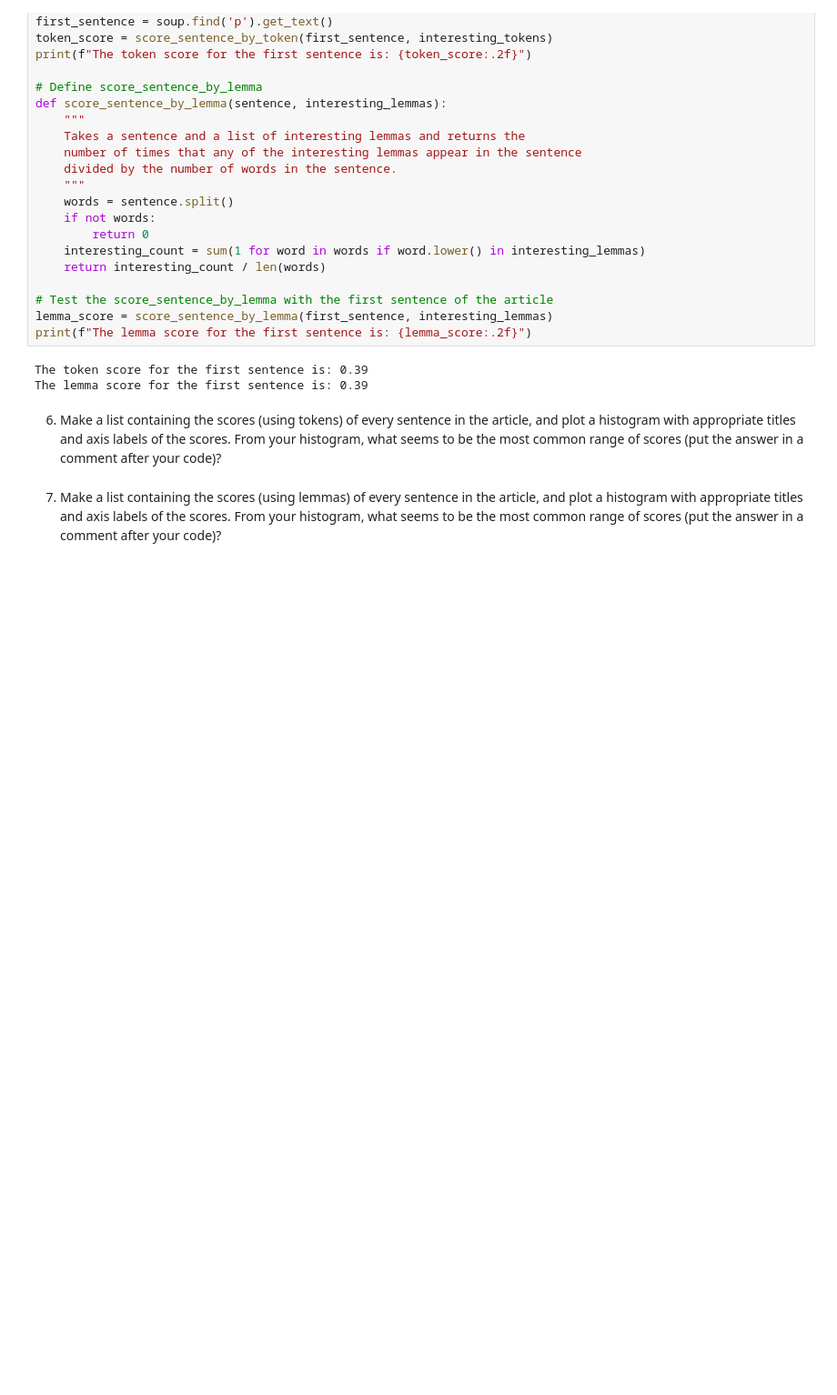
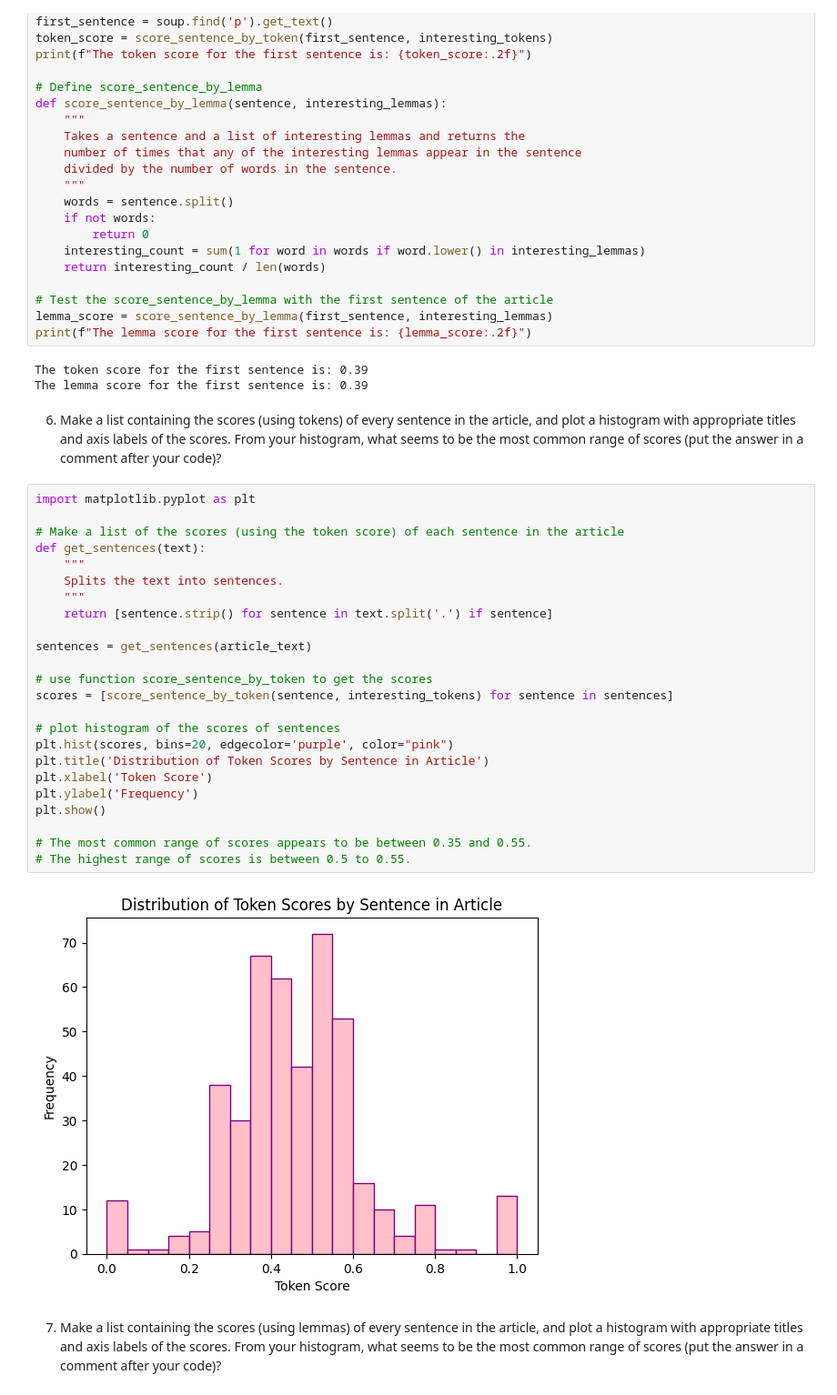
Before and after one commit to dennykami1/web-scraping, a Jupyter notebook: web-scraping.ipynb, the cells around one changed output. Shown at 91% size. Drawn from its saved outputs; the diff is of its cells as text; blank space fills up the shorter version.

```diff
--- a/web-scraping.ipynb
+++ b/web-scraping.ipynb
@@ -153,5 +153,31 @@ The token score for the first sentence is: 0.39
 The lemma score for the first sentence is: 0.39
 # %% [markdown]
 6. Make a list containing the scores (using tokens) of every sentence in the article, and plot a histogram with appropriate titles and axis labels of the scores. From your histogram, what seems to be the most common range of scores (put the answer in a comment after your code)?
+# %%
+import matplotlib.pyplot as plt
+
+# Make a list of the scores (using the token score) of each sentence in the article
+def get_sentences(text):
+    """
+    Splits the text into sentences.
+    """
+    return [sentence.strip() for sentence in text.split('.') if sentence]
+
+sentences = get_sentences(article_text)
+
+# use function score_sentence_by_token to get the scores
+scores = [score_sentence_by_token(sentence, interesting_tokens) for sentence in sentences]
+
+# plot histogram of the scores of sentences
+plt.hist(scores, bins=20, edgecolor='purple', color="pink")
+plt.title('Distribution of Token Scores by Sentence in Article')
+plt.xlabel('Token Score')
+plt.ylabel('Frequency')
+plt.show()
+
+# The most common range of scores appears to be between 0.35 and 0.55.
+# The highest range of scores is between 0.5 to 0.55.
+# %% [output]
+[figure, added]
 # %% [markdown]
 7. Make a list containing the scores (using lemmas) of every sentence in the article, and plot a histogram with appropriate titles and axis labels of the scores.  From your histogram, what seems to be the most common range of scores (put the answer in a comment after your code)?
```
Also changed, not shown: parts of 2 cells of this notebook, 3 other files.
